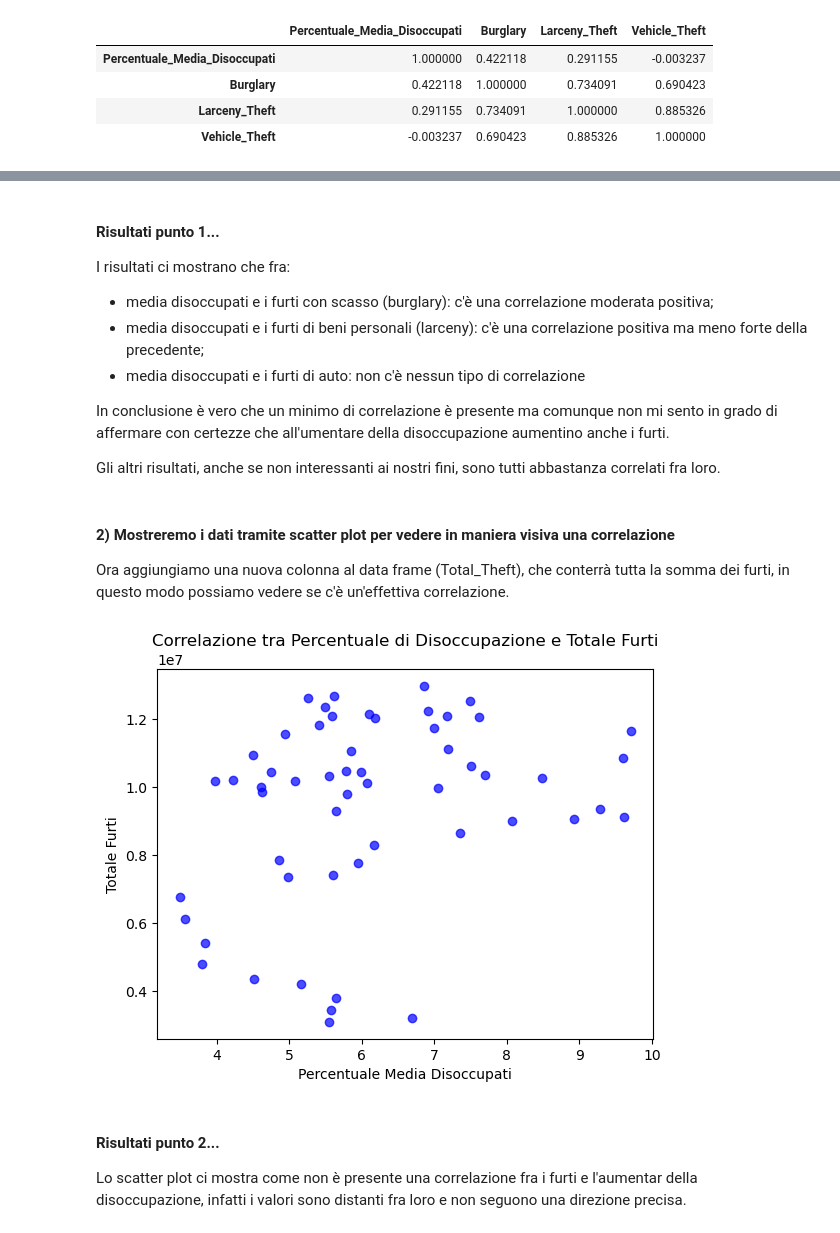
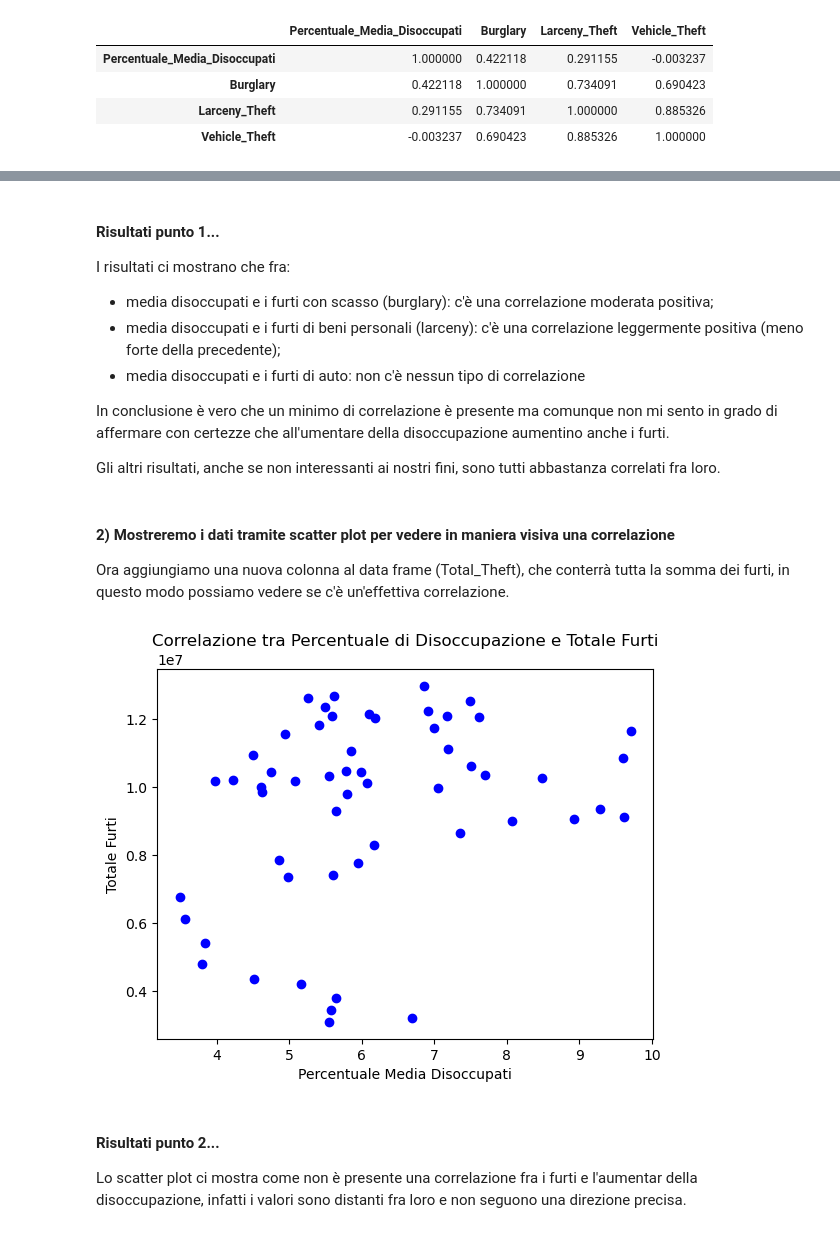
Before and after one commit to MatteoCalvanico/DataAnalytics-Project, a Jupyter notebook: Progetto.ipynb, the cells around one changed output, grey strips where cells are left out. Drawn from its saved outputs; the diff is of its cells as text; code cells hidden in the pictures.

```diff
--- a/Progetto.ipynb
+++ b/Progetto.ipynb
@@ -210,7 +211,7 @@ plt.show()
 
 I risultati ci mostrano che fra:
 * media disoccupati e i furti con scasso (burglary): c'è una correlazione moderata positiva;
-* media disoccupati e i furti di beni personali (larceny): c'è una correlazione positiva ma meno forte della precedente;
+* media disoccupati e i furti di beni personali (larceny): c'è una correlazione leggermente positiva (meno forte della precedente);
 * media disoccupati e i furti di auto: non c'è nessun tipo di correlazione
 
 In conclusione è vero che un minimo di correlazione è presente ma comunque non mi sento in grado di affermare con certezze che all'umentare della disoccupazione aumentino anche i furti.
@@ -223,19 +224,19 @@ Ora aggiungiamo una nuova colonna al data frame (Total_Theft), che conterrà tut
 # %%
 # Calcolo somma dei furti
 df_merged['Total_Theft'] = df_merged['Burglary'] + df_merged['Larceny_Theft'] + df_merged['Vehicle_Theft']
 
 
 # Creazione scatter plot
-plt.scatter(df_merged['Percentuale_Media_Disoccupati'], df_merged['Total_Theft'], color='blue', alpha=0.7)
+plt.scatter(df_merged['Percentuale_Media_Disoccupati'], df_merged['Total_Theft'], color='blue')
 
 
 #Aggiunta etichette, titolo e mostriamo il plot
 plt.xlabel('Percentuale Media Disoccupati')
 plt.ylabel('Totale Furti')
 plt.title('Correlazione tra Percentuale di Disoccupazione e Totale Furti')
 plt.show()
 # %% [output]
-[figure, old version]
+[figure, new version]
 # %% [markdown]
 #### Risultati punto 2...
 
```
Also changed, not shown: parts of 3 cells of this notebook.
